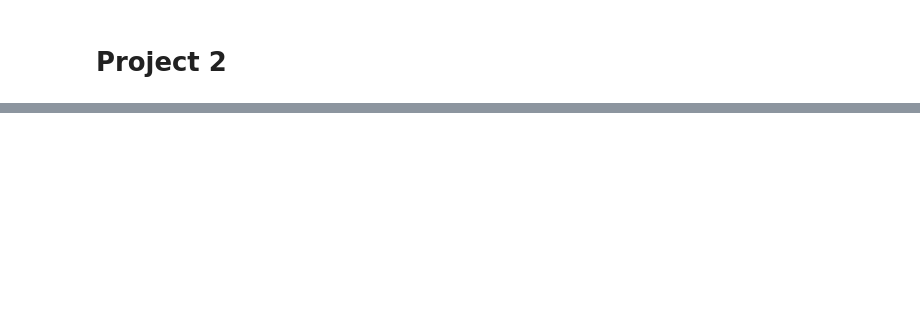
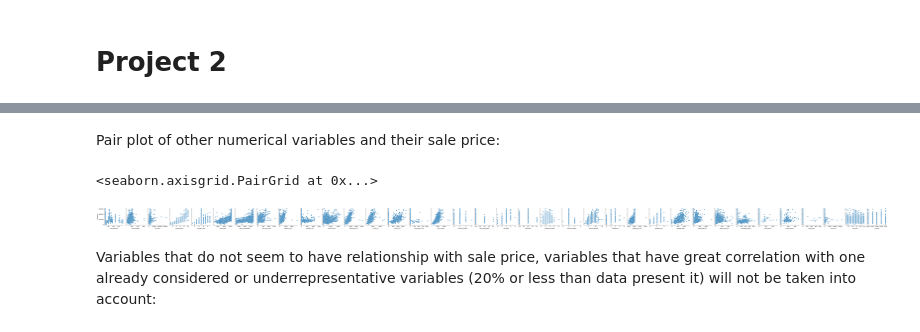
Before and after one commit to gabrielafichtner/ames-housing-regression, a Jupyter notebook: Project-2.ipynb, the cells around one changed output, grey strips where cells are left out. Saved outputs shown, nothing was run; the diff lists cells and outputs as text; code cells hidden in the pictures; blank space fills up the shorter version.

```diff
--- a/Project-2.ipynb
+++ b/Project-2.ipynb
@@ -138,0 +104,7 @@ SalePrice nulls: 0
+# %%
+numerics = list(X.select_dtypes(include=['float64', 'int64']).columns)
+
+to_remove = ['id', 'pid', 'saleprice']
+
+for var in to_remove:
+    numerics.remove(var)
@@ -138,0 +140,14 @@ SalePrice nulls: 0
+# %% [markdown]
+Pair plot of other numerical variables and their sale price:
+# %%
+other_numerics = []
+for numeric in numerics:
+    if numeric not in ordinals:
+        other_numerics.append(numeric)
+# %%
+sns.pairplot(data = X, x_vars = other_numerics, y_vars = 'saleprice')
+# %% [output]
+<seaborn.axisgrid.PairGrid at 0x...>
+[figure, added]
+# %% [markdown]
+Variables that do not seem to have relationship with sale price, variables that have great correlation with one already considered or underrepresentative variables (20% or less than data present it) will not be taken into account:
```
Also changed, not shown: parts of 83 cells of this notebook, 8 other files.
